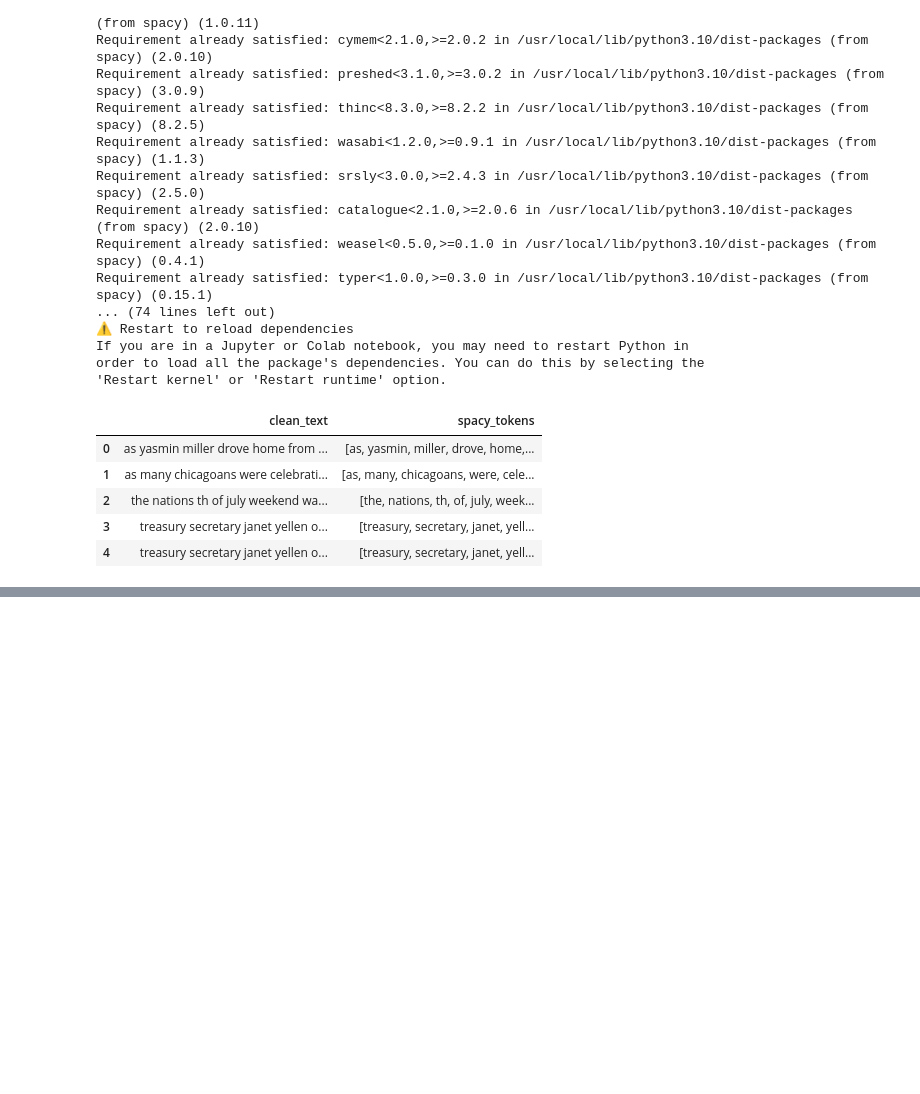
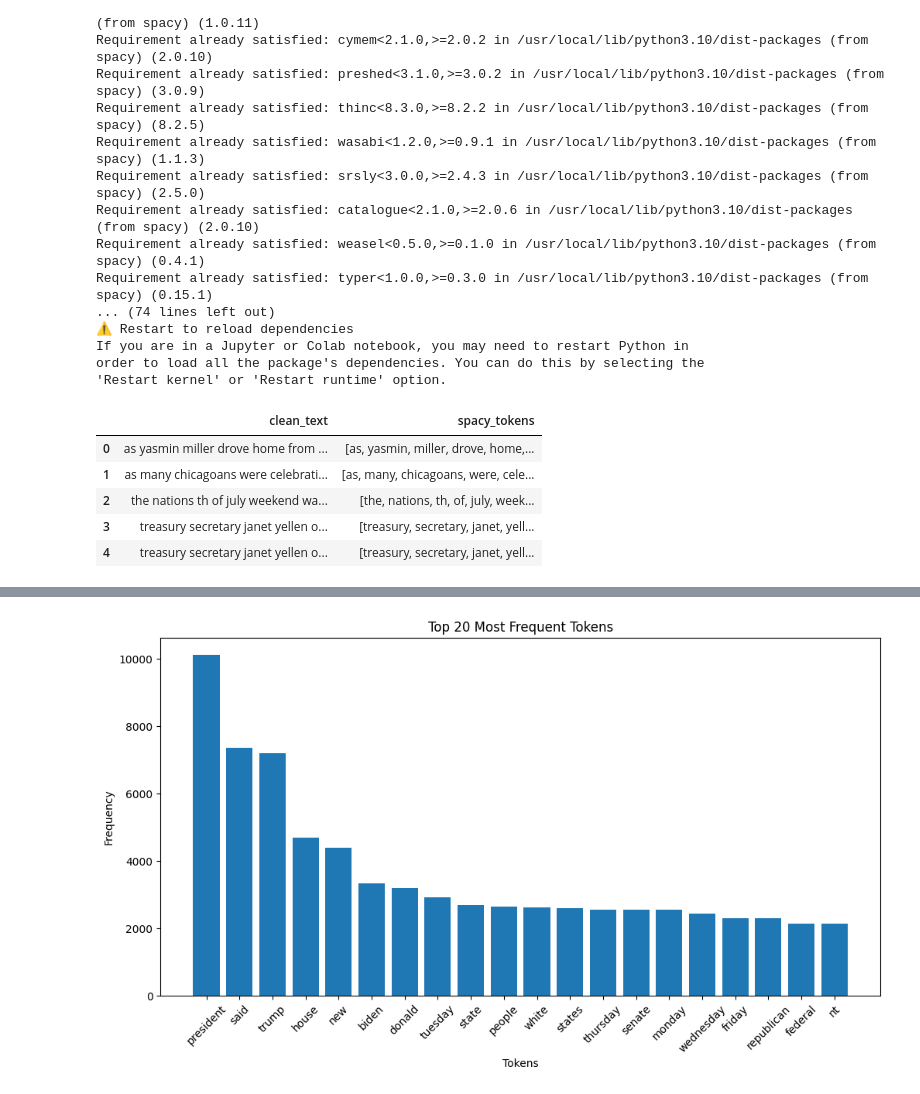
Before and after one commit to MiriamRunde/Qbias, a Jupyter notebook: explore.ipynb, the cells around one changed output, grey strips where cells are left out. Drawn from its saved outputs; the diff is of its cells as text; code cells hidden in the pictures; blank space fills up the shorter version.

```diff
--- a/explore.ipynb
+++ b/explore.ipynb
@@ -97,6 +99,30 @@ data[['spacy_tokens', 'filtered_tokens']].head()
 | 2 | [the, nations, th, of, july, week... | [nations, th, july, weekend, marr... |
 | 3 | [treasury, secretary, janet, yell... | [treasury, secretary, janet, yell... |
 | 4 | [treasury, secretary, janet, yell... | [treasury, secretary, janet, yell... |
+# %%
+from collections import Counter
+import matplotlib.pyplot as plt
+
+# Flatten the list of tokens
+all_tokens = [token for tokens in data['filtered_tokens'] for token in tokens]
+
+# Count token frequencies
+token_counts = Counter(all_tokens)
+most_common = token_counts.most_common(20)  # Top 20 most frequent tokens
+
+# Prepare data for plotting
+tokens, counts = zip(*most_common)
+
+# Plot token frequency distribution
+plt.figure(figsize=(12, 6))
+plt.bar(tokens, counts)
+plt.title("Top 20 Most Frequent Tokens")
+plt.ylabel("Frequency")
+plt.xlabel("Tokens")
+plt.xticks(rotation=45)
+plt.show()
+# %% [output]
+[figure, added]
 # %%
 from gensim.models import Word2Vec
 
```
Also changed, not shown: parts of 18 cells of this notebook.
